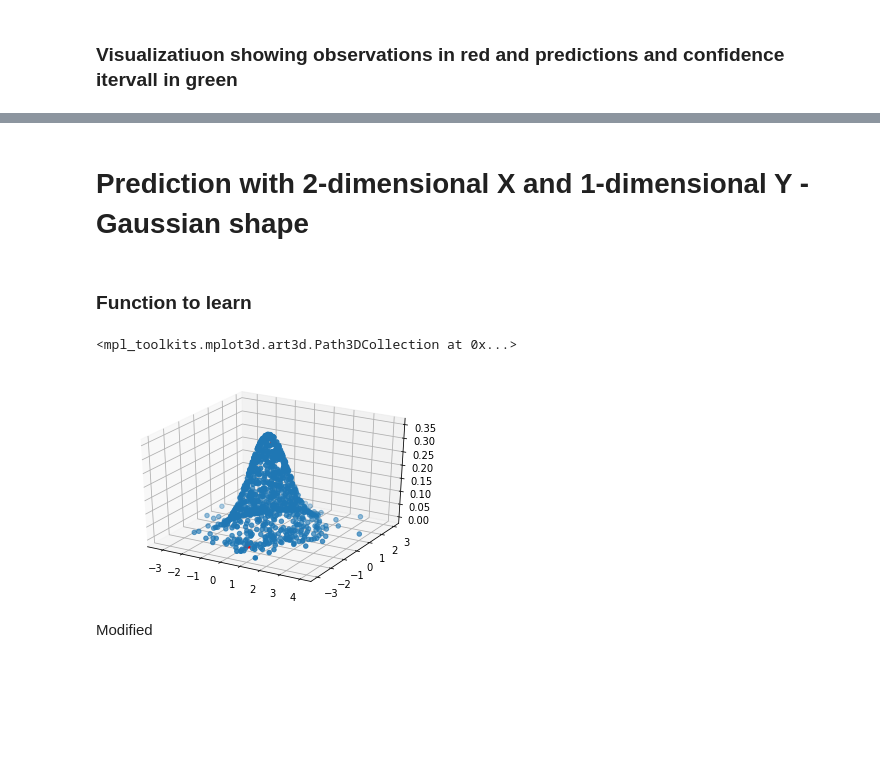
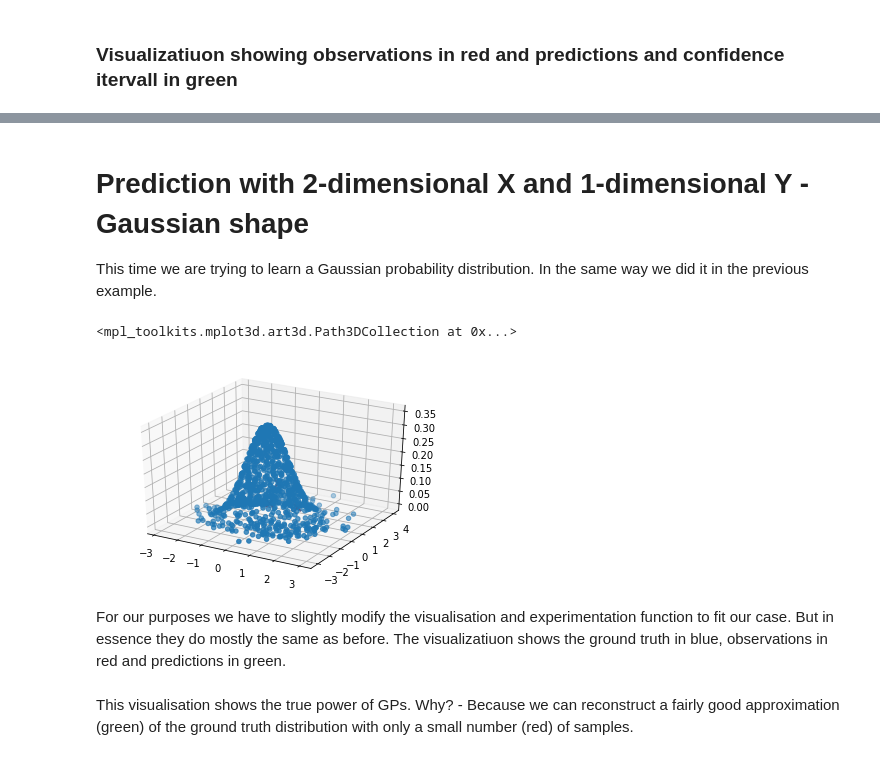
Before and after one commit to Olu93/gaussian_process, a Jupyter notebook: gpr_one_dim.ipynb, the cells around one changed output, grey strips where cells are left out. Drawn from its saved outputs; the diff is of its cells as text; code cells hidden in the pictures; blank space fills up the shorter version.

```diff
--- a/gpr_one_dim.ipynb
+++ b/gpr_one_dim.ipynb
@@ -201,22 +232,23 @@ run_experiment_3d(10,50)
 # %% [markdown]
 # Prediction with 2-dimensional X and 1-dimensional Y - Gaussian shape
+This time we are trying to learn a Gaussian probability distribution. In the same way we did it in the previous example.
-# %% [markdown]
-### Function to learn
 # %%
 num = 1000
 
 data_multiple_x = generate_data_multivariat_gaussian(num)
 observed2 = data_multiple_x.sample(3).sort_values(by=["time_0","time_1"])
 unobserved2 = data_multiple_x.sample(2)[["time_0","time_1"]]
 
 fig = plt.figure()
 ax = fig.add_subplot(111, projection='3d')
 ax.scatter(data_multiple_x["time_0"], data_multiple_x["time_1"], data_multiple_x["values"])
-ax.scatter(observed2["time_0"], observed2["time_1"], observed2["values"], c="red", marker="^", s=50, depthshade=False)
+ax.scatter(observed2["time_0"], observed2["time_1"], observed2["values"], c="red", marker="x", s=50, depthshade=False)
 # %% [output]
 <mpl_toolkits.mplot3d.art3d.Path3DCollection at 0x...>
-[figure, old version]
+[figure, new version]
-# %% [markdown]
-Modified
+# %% [markdown]
+For our purposes we have to slightly modify the visualisation and experimentation function to fit our case. But in essence they do mostly the same as before. The visualizatiuon shows the ground truth in blue, observations in red and predictions in green.
+# %% [markdown]
+This visualisation shows the true power of GPs. Why? - Because we can reconstruct a fairly good approximation (green) of the ground truth distribution with only a small number (red) of samples.
 # %%
 def visualize_multivariat_gaussian(dataX, dataY, dataZ, observedX, observedY, observedZ, predictX, predictY, prediction, uncertainty):
```
Also changed, not shown: parts of 30 cells of this notebook, 1 other file.
